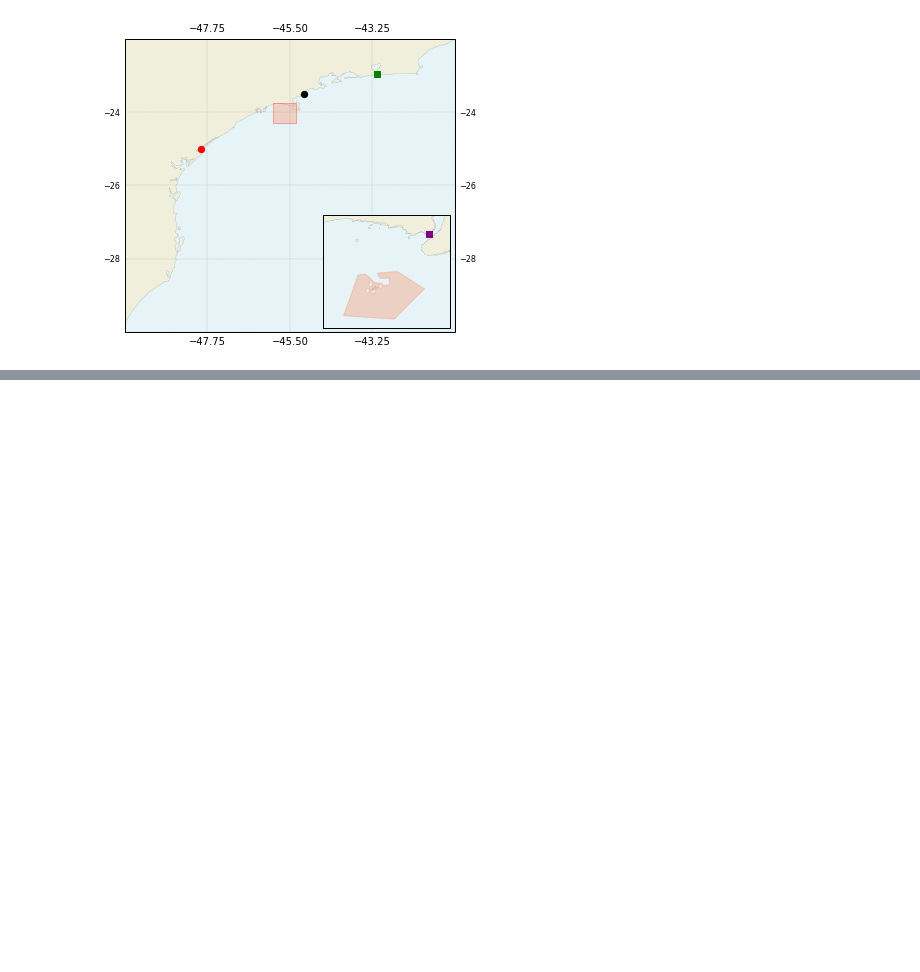
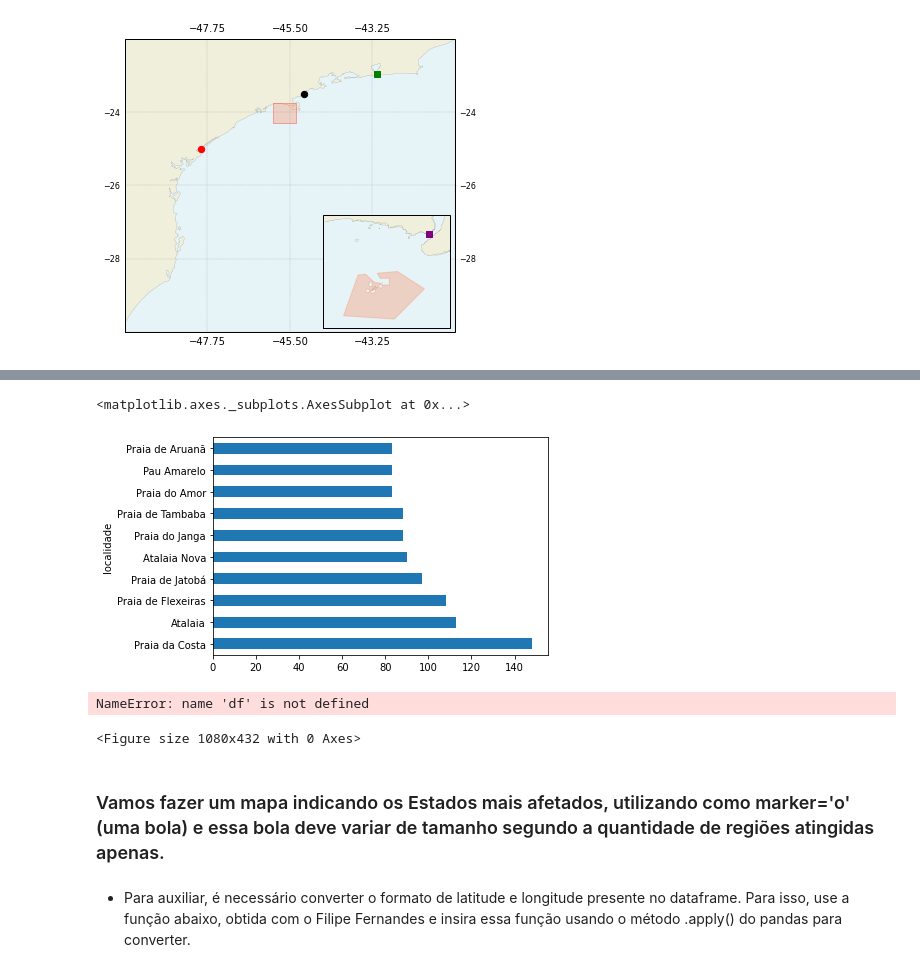
Before and after one commit to LuizaPS/MinicursoPython_AbmGeo, a Jupyter notebook: Aulas/Aula5_Python.ipynb, the cells around one changed output, grey strips where cells are left out. Drawn from its saved outputs; the diff is of its cells as text; code cells hidden in the pictures; blank space fills up the shorter version.

```diff
--- a/Aulas/Aula5_Python.ipynb
+++ b/Aulas/Aula5_Python.ipynb
@@ -541,0 +752,22 @@ plt.savefig('mapa_alcatrazes.png', dpi=150)
+# %%
+######################
+df.groupby(by='localidade').sum().sort_values('dias', ascending=False).iloc[:10]['dias'].plot(kind='barh')
+# %% [output]
+<matplotlib.axes._subplots.AxesSubplot at 0x...>
+[figure, added]
+# %%
+######################
+import matplotlib.pyplot as plt
+
+
+fig = plt.figure(figsize=(15,6))
+ax = df.groupby(by='localidade').sum().sort_values('dias', ascending=False).iloc[:10]['dias'].plot(kind='barh')
+
+ax.set_title('Top 10 praias afetadas pelas manchas de óleo em 2019', y=1.05)
+# %% [output]
+NameError: name 'df' is not defined
+<Figure size 1080x432 with 0 Axes>
+# %% [markdown]
+### Vamos fazer um mapa indicando os Estados mais afetados, utilizando como marker='o' (uma bola) e essa bola deve variar de tamanho segundo a quantidade de regiões atingidas apenas.
+# %% [markdown]
+- Para auxiliar, é necessário converter o formato de latitude e longitude presente no dataframe. Para isso, use a função abaixo, obtida com o Filipe Fernandes e insira essa função usando o método .apply() do pandas para converter.
```
Also changed, not shown: parts of 81 cells of this notebook.
